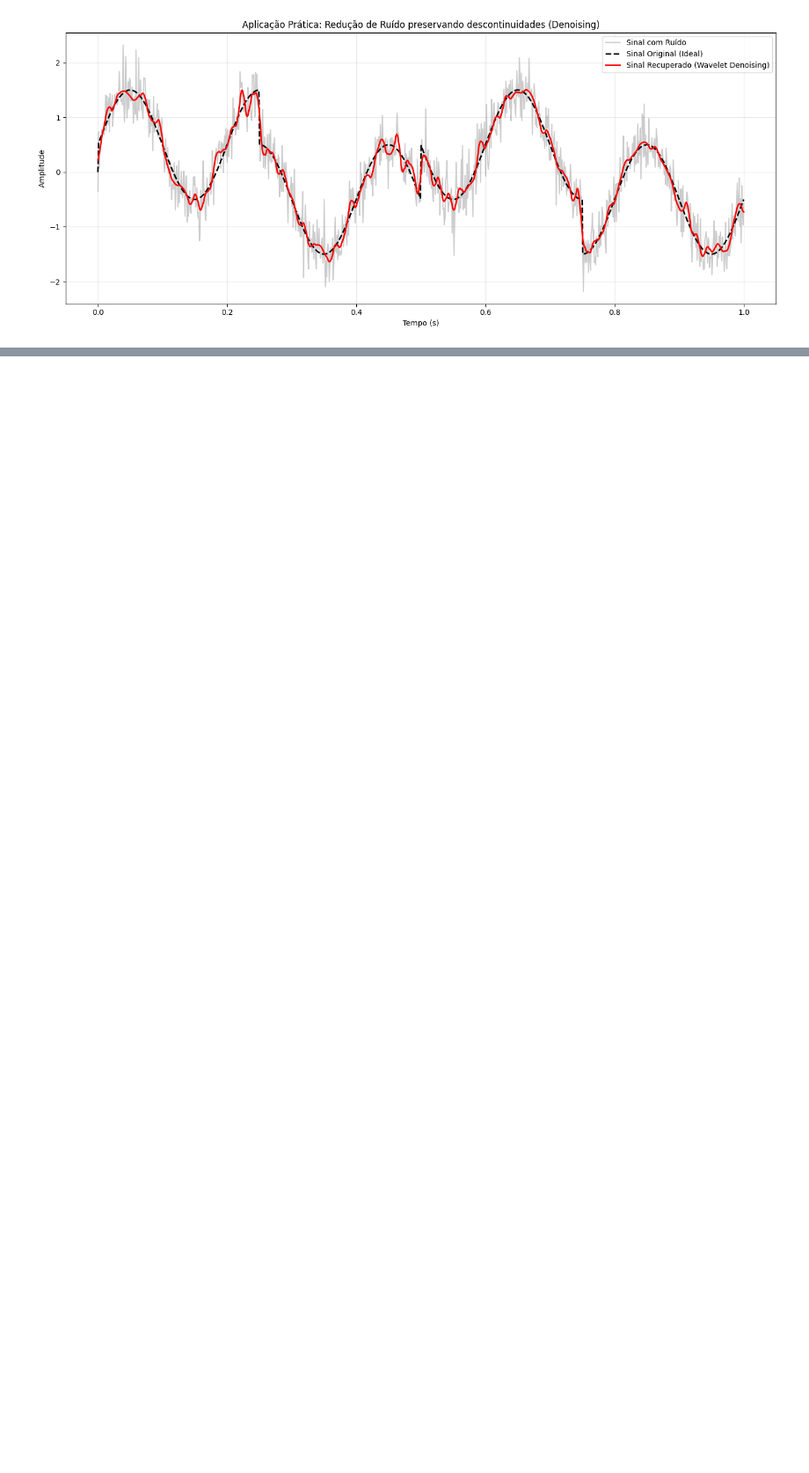
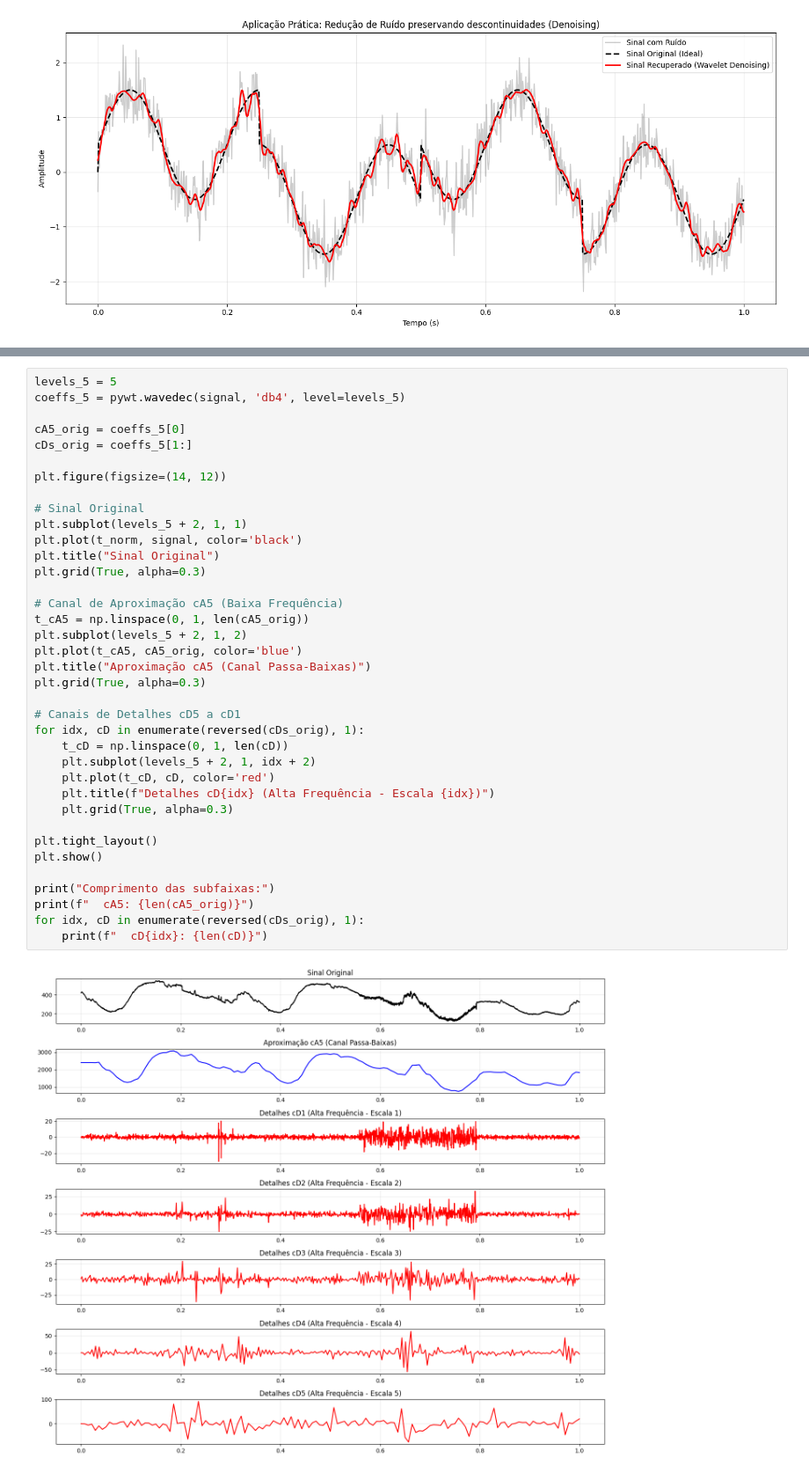
Before and after one commit to YuriFla94/Processamento-de-Sinais-1, a Jupyter notebook: Tarefa6.ipynb, the cells around one changed output, grey strips where cells are left out. Shown at 88% size. Saved outputs shown, nothing was run; the diff lists cells and outputs as text; blank space fills up the shorter version.

```diff
--- a/Tarefa6.ipynb
+++ b/Tarefa6.ipynb
@@ -464,0 +715,39 @@ plt.show()
+# %%
+levels_5 = 5
+coeffs_5 = pywt.wavedec(signal, 'db4', level=levels_5)
+
+cA5_orig = coeffs_5[0]
+cDs_orig = coeffs_5[1:]
+
+plt.figure(figsize=(14, 12))
+
+# Sinal Original
+plt.subplot(levels_5 + 2, 1, 1)
+plt.plot(t_norm, signal, color='black')
+plt.title("Sinal Original")
+plt.grid(True, alpha=0.3)
+
+# Canal de Aproximação cA5 (Baixa Frequência)
+t_cA5 = np.linspace(0, 1, len(cA5_orig))
+plt.subplot(levels_5 + 2, 1, 2)
+plt.plot(t_cA5, cA5_orig, color='blue')
+plt.title("Aproximação cA5 (Canal Passa-Baixas)")
+plt.grid(True, alpha=0.3)
+
+# Canais de Detalhes cD5 a cD1
+for idx, cD in enumerate(reversed(cDs_orig), 1):
+    t_cD = np.linspace(0, 1, len(cD))
+    plt.subplot(levels_5 + 2, 1, idx + 2)
+    plt.plot(t_cD, cD, color='red')
+    plt.title(f"Detalhes cD{idx} (Alta Frequência - Escala {idx})")
+    plt.grid(True, alpha=0.3)
+
+plt.tight_layout()
+plt.show()
+
+print("Comprimento das subfaixas:")
+print(f"  cA5: {len(cA5_orig)}")
+for idx, cD in enumerate(reversed(cDs_orig), 1):
+    print(f"  cD{idx}: {len(cD)}")
+# %% [output]
+[figure, added]
```
Also changed, not shown: parts of 22 cells of this notebook.
